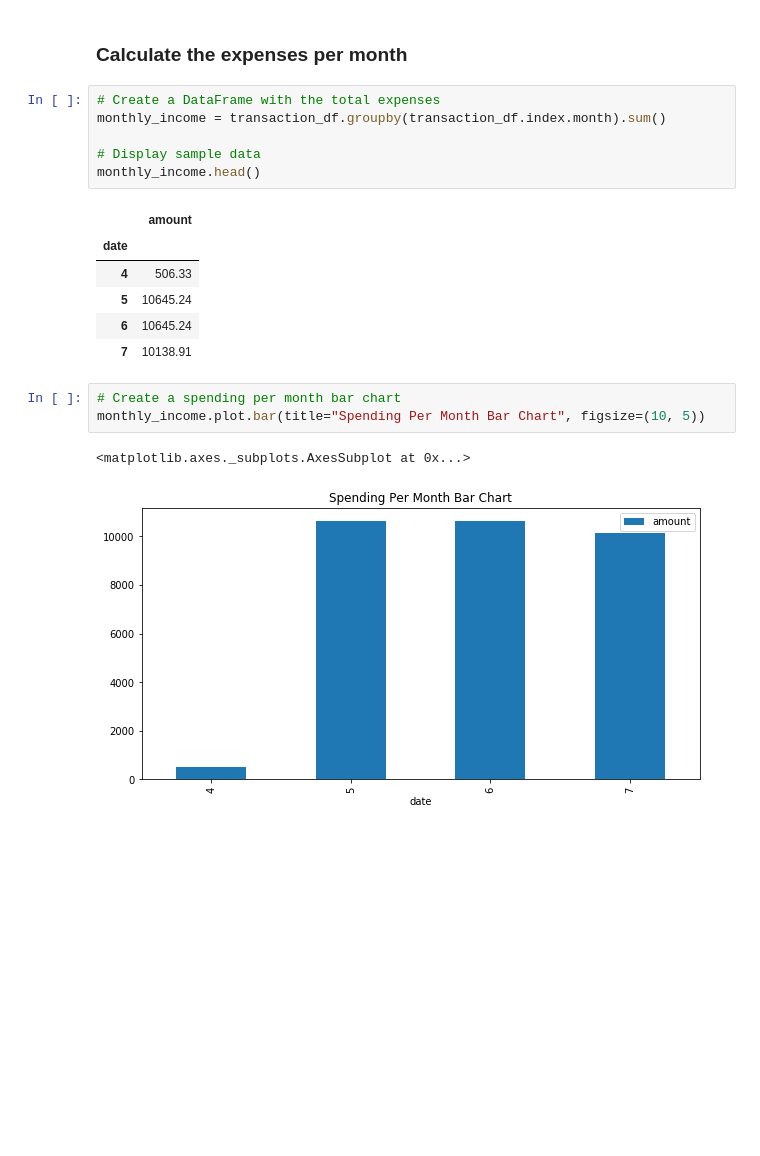
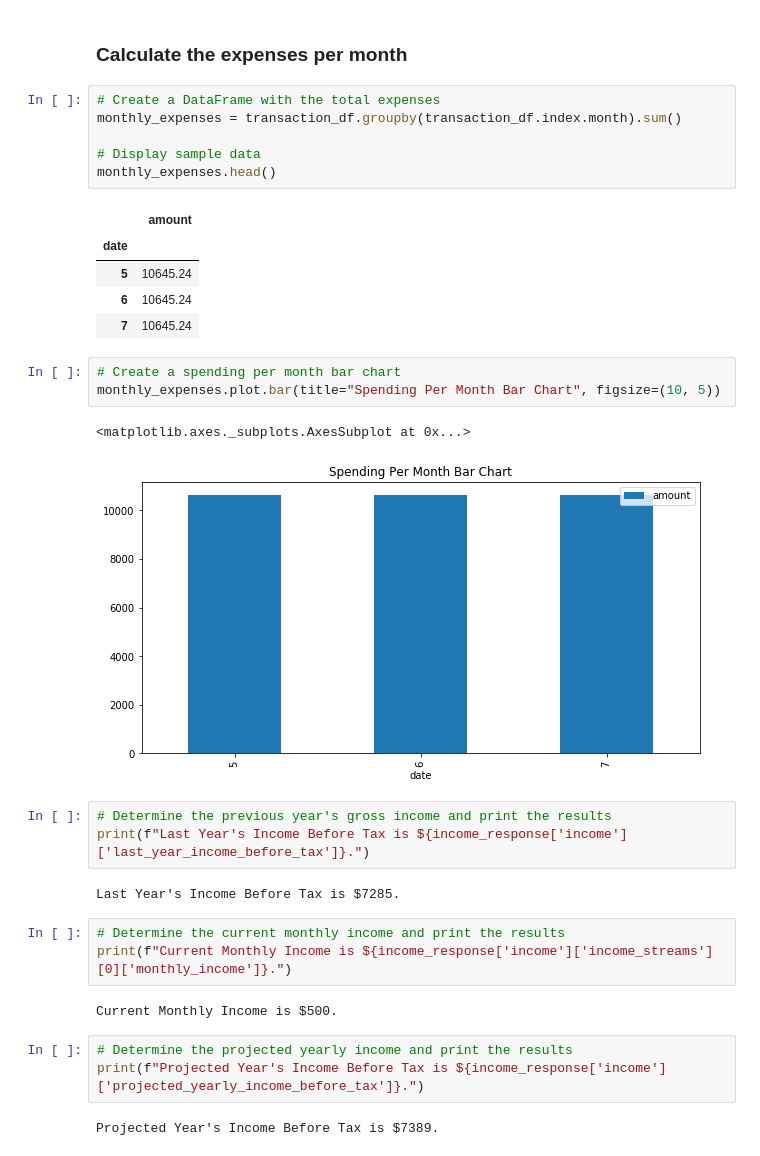
Before and after one commit to klleung72781/fintech_bootcamp, a Jupyter notebook: python-homework/05-APIs/Instructions/Starter_Code/account_summary.ipynb, the cells around one changed output. Saved outputs shown, nothing was run; the diff lists cells and outputs as text; blank space fills up the shorter version.

```diff
--- a/python-homework/05-APIs/Instructions/Starter_Code/account_summary.ipynb
+++ b/python-homework/05-APIs/Instructions/Starter_Code/account_summary.ipynb
@@ -323,20 +308,34 @@ expense_per_category.plot.pie(y="amount", title="Spending Categories Pie Chart",
 ### Calculate the expenses per month
 # %%
 # Create a DataFrame with the total expenses
-monthly_income = transaction_df.groupby(transaction_df.index.month).sum()
+monthly_expenses = transaction_df.groupby(transaction_df.index.month).sum()
 
 # Display sample data
-monthly_income.head()
+monthly_expenses.head()
 # %% [output]
 |  | amount |
 | date |  |
-| 4 | 506.33 |
 | 5 | 10645.24 |
 | 6 | 10645.24 |
-| 7 | 10138.91 |
+| 7 | 10645.24 |
 # %%
 # Create a spending per month bar chart
-monthly_income.plot.bar(title="Spending Per Month Bar Chart", figsize=(10, 5))
+monthly_expenses.plot.bar(title="Spending Per Month Bar Chart", figsize=(10, 5))
 # %% [output]
 <matplotlib.axes._subplots.AxesSubplot at 0x...>
-[figure, old version]
+[figure, new version]
+# %%
+# Determine the previous year's gross income and print the results
+print(f"Last Year's Income Before Tax is ${income_response['income']['last_year_income_before_tax']}.")
+# %% [output]
+Last Year's Income Before Tax is $7285.
+# %%
+# Determine the current monthly income and print the results
+print(f"Current Monthly Income is ${income_response['income']['income_streams'][0]['monthly_income']}.")
+# %% [output]
+Current Monthly Income is $500.
+# %%
+# Determine the projected yearly income and print the results
+print(f"Projected Year's Income Before Tax is ${income_response['income']['projected_yearly_income_before_tax']}.")
+# %% [output]
+Projected Year's Income Before Tax is $7389.
```
Also changed, not shown: parts of 11 cells of this notebook, 5 other files.
